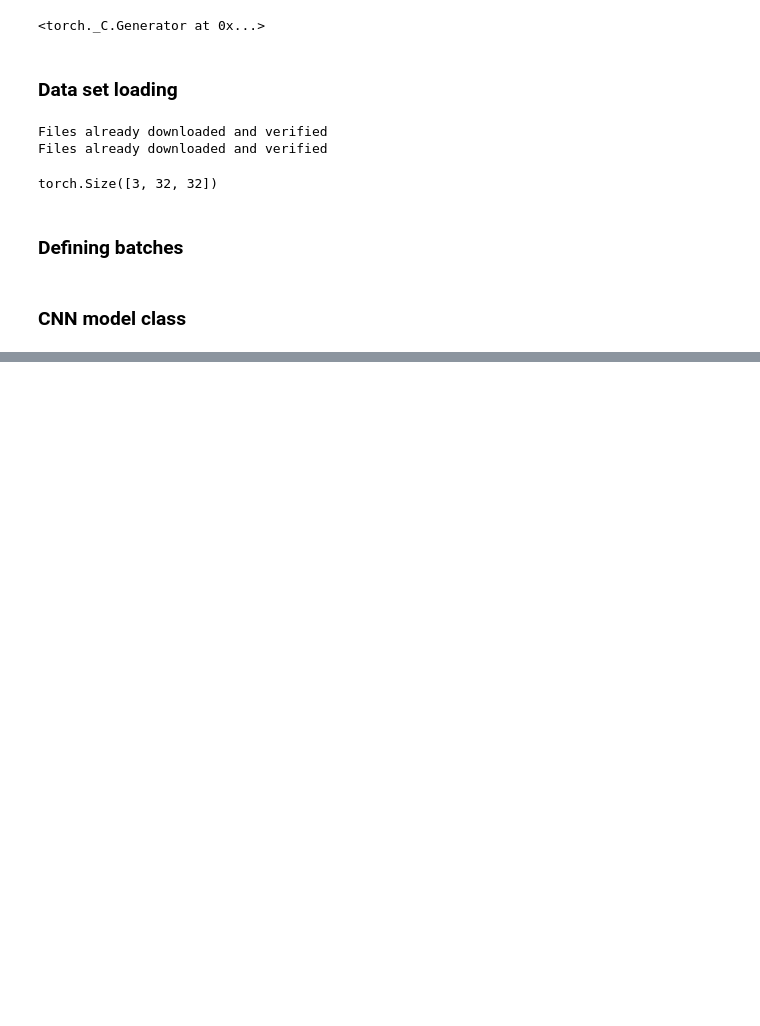
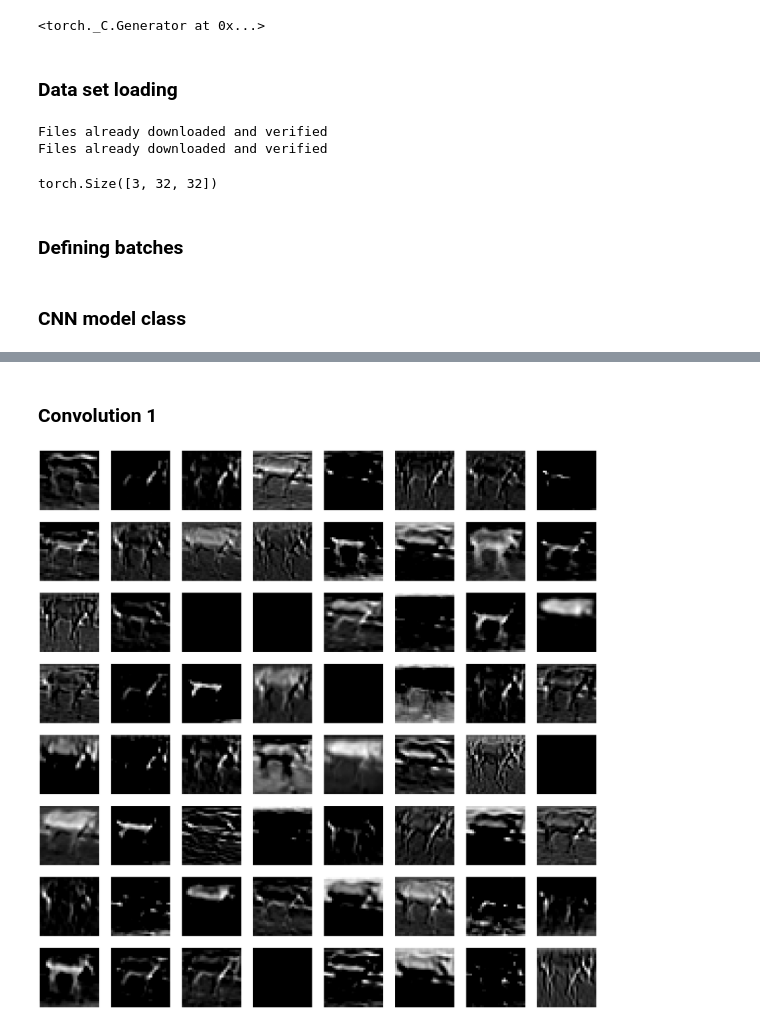
Before and after one commit to aakash2121995/Cuda-Vision-Lab, a Jupyter notebook: Assignment4/Assignment 4.ipynb, the cells around one changed output, grey strips where cells are left out. Saved outputs shown, nothing was run; the diff lists cells and outputs as text; code cells hidden in the pictures; blank space fills up the shorter version.

```diff
--- a/Assignment4/Assignment 4.ipynb
+++ b/Assignment4/Assignment 4.ipynb
@@ -27,8 +27,8 @@ torch.Size([3, 32, 32])
 # %% [markdown]
 ### Defining batches
 # %%
-BATCH_SIZE = 500
-EPOCHS = 800
+BATCH_SIZE = 1000
+EPOCHS = 700
 
 train_loader = torch.utils.data.DataLoader(train_data,BATCH_SIZE,True)
 test_loader = torch.utils.data.DataLoader(test_data,BATCH_SIZE)
@@ -189,7 +141,6 @@ for epoch in range(EPOCHS):
 # %%
 %%capture cap --no-stderr
 TOTAL_PARAMS = 20
-param_loss = np.zeros((TOTAL_PARAMS))
 param_test_accuracy = np.zeros((TOTAL_PARAMS))
 param_train_accyracy = np.zeros((TOTAL_PARAMS))
 # selecting learning rate between 0.005 and 0.5
@@ -251,14 +202,11 @@ for param_iter in range(TOTAL_PARAMS):
                 print('Iteration: {}. Loss: {}, Test Accuracy: {},Train Accuracy: {}'.format(iter, loss.item(), test_accuracy,train_accuracy))
 
 
-    test_accuracy = accuracy(test_loader,model)
-    train_accuracy = accuracy(train_loader,model)
+    param_train_accyracy[param_iter] = accuracy(test_loader,model)
+    param_test_accuracy[param_iter] = accuracy(train_loader,model)
     print('Learning Rate:{}, Momentum:{}, Weight decay:{}'.format(learning_rate[param_iter],momentum[param_iter],decay[param_iter]))
     print('Loss: {}, Test Accuracy: {},Train Accuracy: {}'.format(loss.item(), test_accuracy,train_accuracy))
 
     ax = sns.lineplot(data = loss_save.numpy())
     ax.set(xlabel = "Iterations", ylabel="Loss")
     plt.show()
-
-with open('output.txt', 'w') as out:
-   out.write(cap.stdout)
@@ -271,0 +364,8 @@ plt.show()
+# %% [markdown]
+### Convolution 1
+# %%
+out = model.cnn1(img.expand(1,3,32,32).cuda()) # out = 100,64,30,30
+out = model.relu1(out)
+custom_viz(out.cpu().detach().clone(),8)
+# %% [output]
+[figure, added]
```
Also changed, not shown: parts of 49 cells of this notebook.
